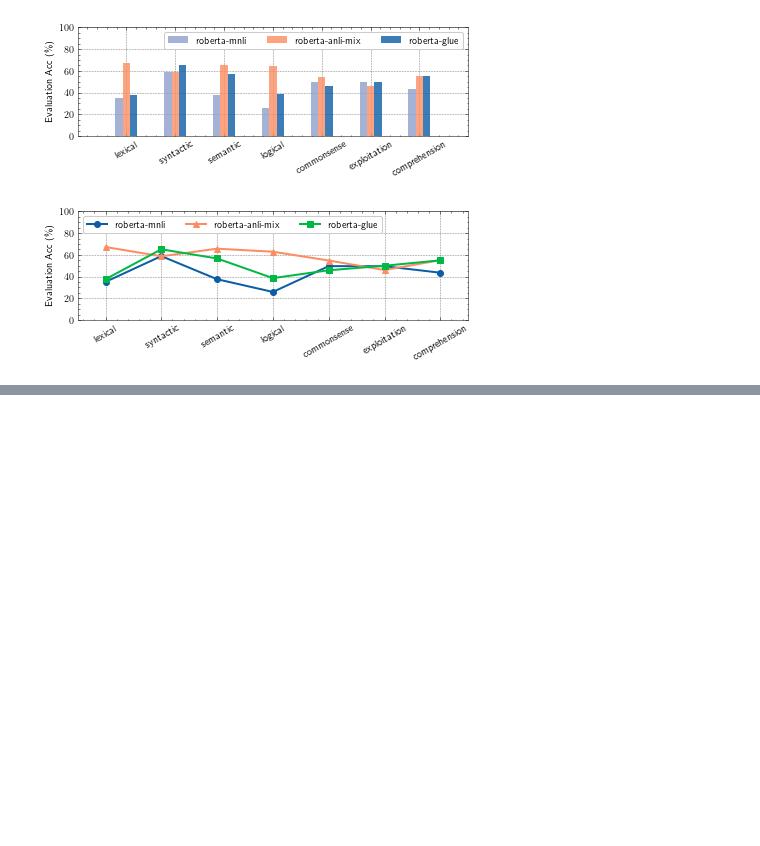
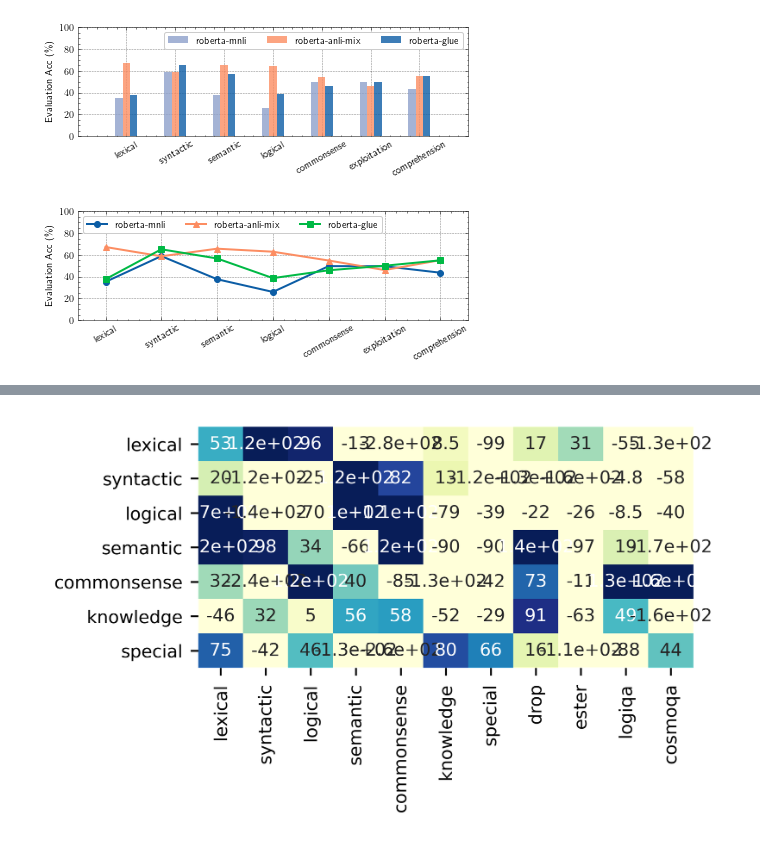
Before and after one commit to eric11eca/curriculum-ling, a Jupyter notebook: performance_plot.ipynb, the cells around one changed output, grey strips where cells are left out. Drawn from its saved outputs; the diff is of its cells as text; code cells hidden in the pictures; blank space fills up the shorter version.

```diff
--- a/performance_plot.ipynb
+++ b/performance_plot.ipynb
@@ -282,0 +295,44 @@ with plt.style.context(['science', 'grid']):
+# %%
+with plt.style.context(['science', 'grid']):
+  fig = plt.figure(figsize=(12, 2))
+  ax = fig.add_subplot(111)
+  bars = ax.bar(x, performance, width)
+  for bar, color in zip(bars, colors):
+    bar.set_color(color)
+
+  for bar in bars:
+    bar.set_hatch("//")
+    bar.set_edgecolor('k')
+
+  ax.set_xticks(x)
+  plt.xticks(rotation = 90)
+  ax.set_xticklabels(labels)
+  ax.autoscale(tight=True)
+  ax.set_xlim([-1, len(labels)])
+  ax.set_ylim([0, 100])
+  ax.set_facecolor('#eaeaf2')
+# %%
+import seaborn as sn
+import numpy as np
+
+with plt.style.context(['ieee']):
+  fig = plt.figure(figsize=(4, 2))
+  ax = fig.add_subplot(111)
+  #cmap = "YlGn"
+  cmap = "YlGnBu"
+  #cmap = sn.diverging_palette(145, 300, s=60, as_cmap=True)
+
+  data = np.random.randn(7, 11)
+  data = [[round(x*100, 1) for x in row] for row in data]
+  train_sets = ["lexical","syntactic","logical","semantic","commonsense","knowledge","special"]
+  val_sets = ["lexical","syntactic","logical","semantic","commonsense","knowledge","special","drop","ester","logiqa","cosmoqa"]
+
+  plt.xticks(rotation = 30)
+  hm = sn.heatmap(data=data, annot=True,
+                  cbar=False, cmap=cmap,
+                  xticklabels=val_sets,
+                  yticklabels=train_sets,
+                  ax=ax, vmin=0, vmax=100)
+  plt.show()
+# %% [output]
+[figure, added]
```
Also changed, not shown: parts of 16 cells of this notebook.
